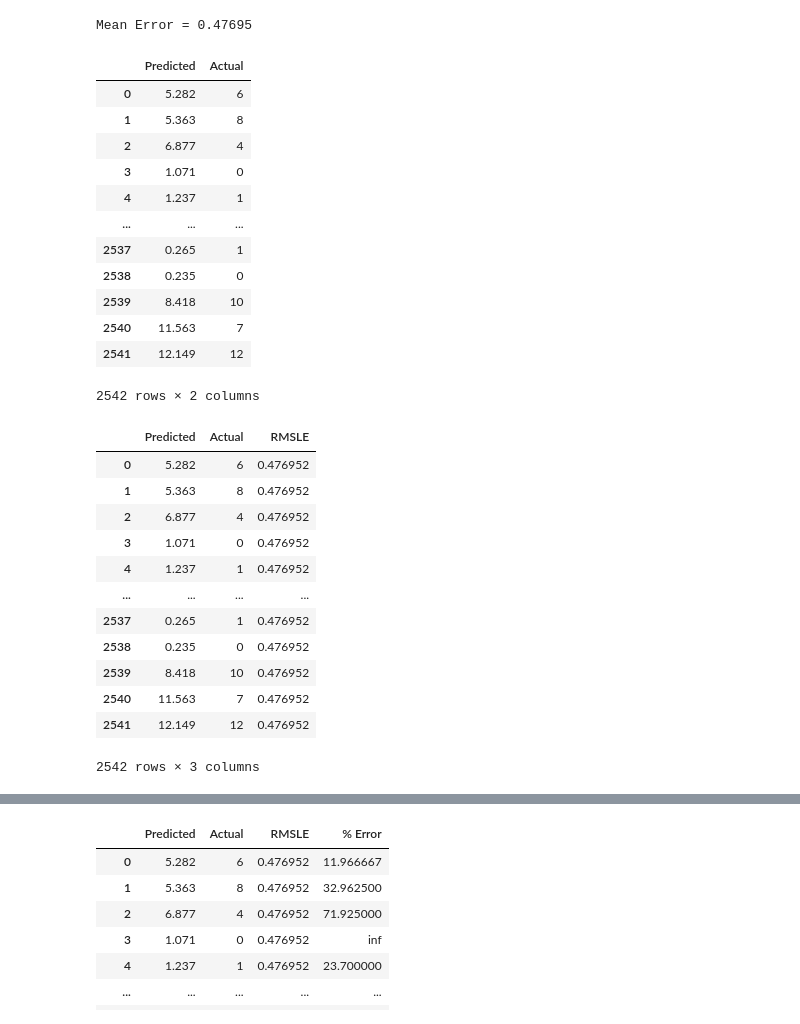
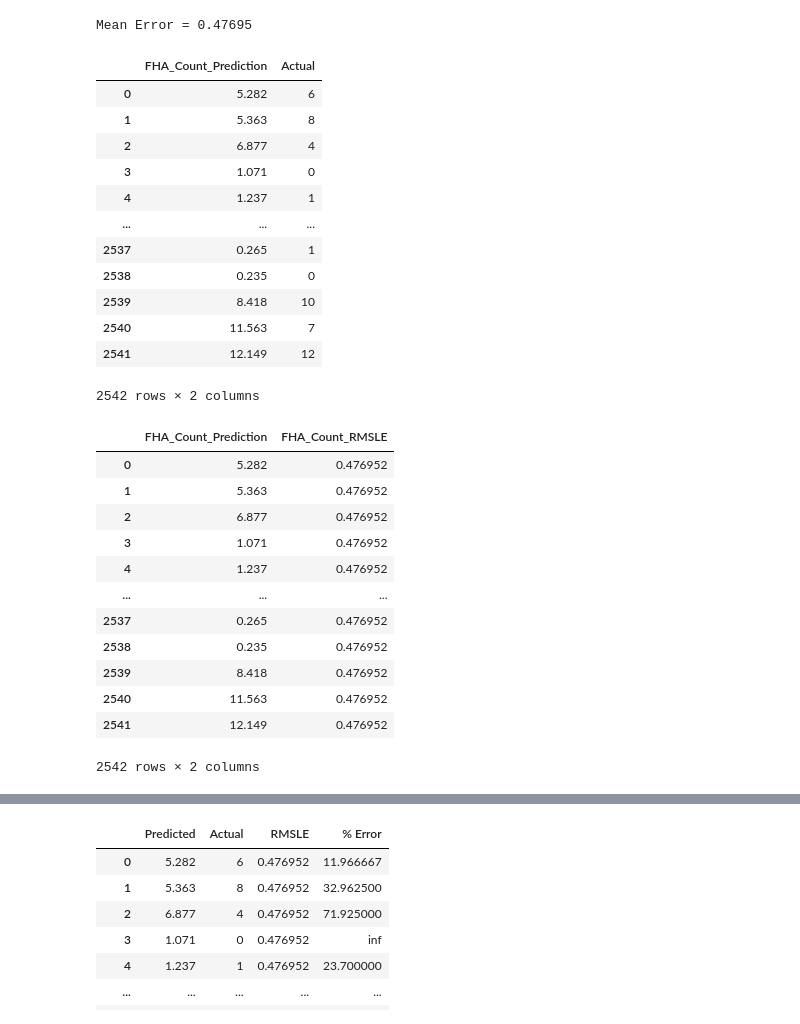
Before and after one commit to FinalProject-2021/Housing_Valuation, a Jupyter notebook: random_forest_regressor_am.ipynb, the cells around one changed output, grey strips where cells are left out. Cells and saved outputs as stored; diff of their text form; code cells hidden in the pictures.

```diff
--- a/random_forest_regressor_am.ipynb
+++ b/random_forest_regressor_am.ipynb
@@ -338,10 +331,10 @@ print('Mean Error = %.5f' % np.sqrt(mean_squared_log_error(fha_y_test, rf_pred_f
 # %% [output]
 Mean Error = 0.47695
 # %%
-output_fha = pd.DataFrame({'Predicted':rf_pred_fha, 'Actual': fha_y_test})
+output_fha = pd.DataFrame({'FHA_Count_Prediction':rf_pred_fha, 'Actual': fha_y_test})
 output_fha
 # %% [output]
-|  | Predicted | Actual |
+|  | FHA_Count_Prediction | Actual |
 | 0 | 5.282 | 6 |
 | 1 | 5.363 | 8 |
 | 2 | 6.877 | 4 |
@@ -356,19 +349,22 @@ output_fha
 2542 rows × 2 columns
 # %%
 # Calculate mean error for each row and add to new column
-output_fha['RMSLE'] = (np.sqrt(mean_squared_log_error(output_fha['Actual'], output_fha['Predicted'])))
+output_fha['FHA_Count_RMSLE'] = (np.sqrt(mean_squared_log_error(output_fha['Actual'], output_fha['FHA_Count_Prediction'])))
+
+output_fha = output_fha.drop(columns='Actual')
 output_fha
+# count_pre = output_fha[output_fha['FHA_Count_Prediction']]
 # %% [output]
-|  | Predicted | Actual | RMSLE |
-| 0 | 5.282 | 6 | 0.476952 |
-| 1 | 5.363 | 8 | 0.476952 |
-| 2 | 6.877 | 4 | 0.476952 |
-| 3 | 1.071 | 0 | 0.476952 |
-| 4 | 1.237 | 1 | 0.476952 |
-| ... | ... | ... | ... |
-| 2537 | 0.265 | 1 | 0.476952 |
-| 2538 | 0.235 | 0 | 0.476952 |
-| 2539 | 8.418 | 10 | 0.476952 |
-| 2540 | 11.563 | 7 | 0.476952 |
-| 2541 | 12.149 | 12 | 0.476952 |
+|  | FHA_Count_Prediction | FHA_Count_RMSLE |
+| 0 | 5.282 | 0.476952 |
+| 1 | 5.363 | 0.476952 |
+| 2 | 6.877 | 0.476952 |
+| 3 | 1.071 | 0.476952 |
+| 4 | 1.237 | 0.476952 |
+| ... | ... | ... |
+| 2537 | 0.265 | 0.476952 |
+| 2538 | 0.235 | 0.476952 |
+| 2539 | 8.418 | 0.476952 |
+| 2540 | 11.563 | 0.476952 |
+| 2541 | 12.149 | 0.476952 |
-2542 rows × 3 columns
+2542 rows × 2 columns
```
Also changed, not shown: parts of 13 cells of this notebook, 1 other file.
